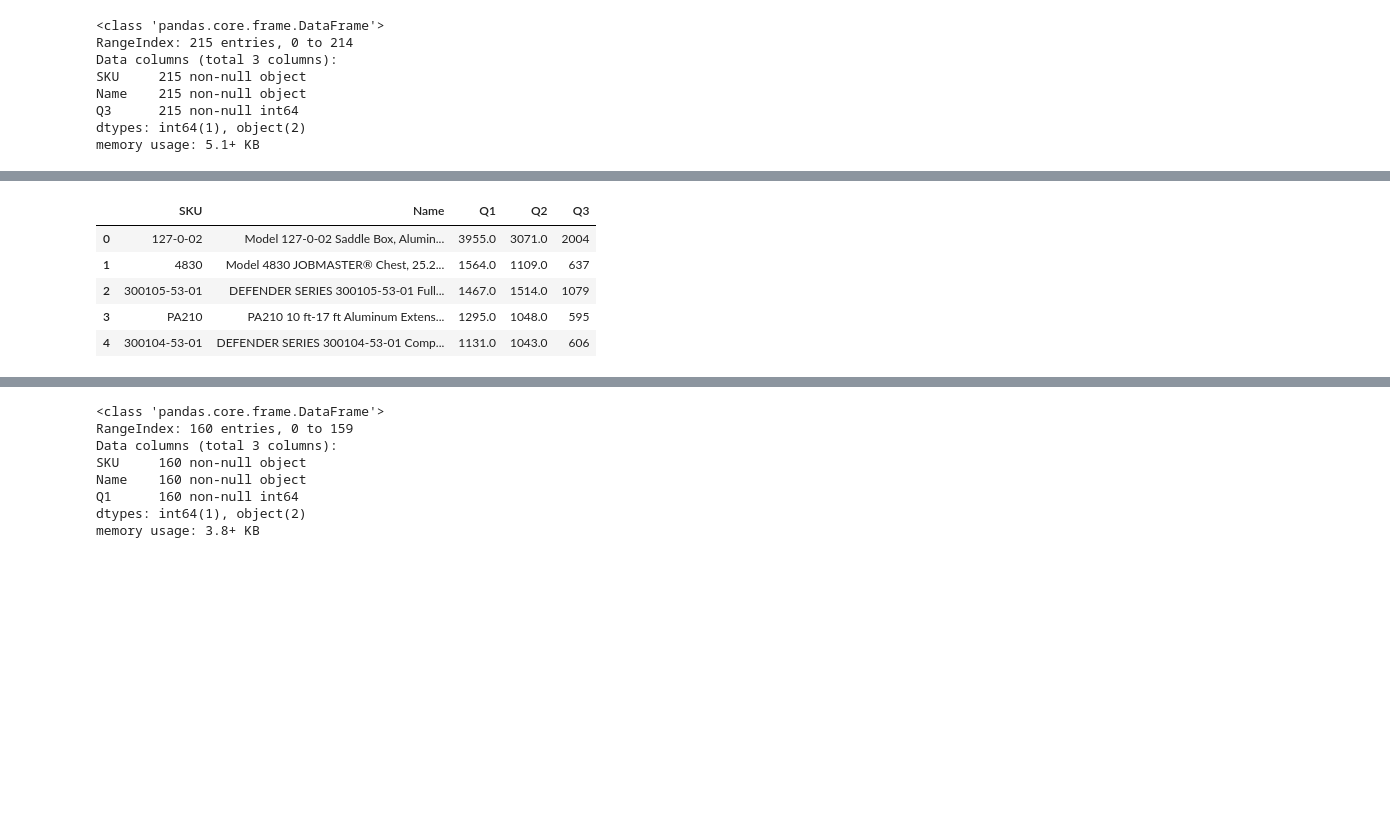
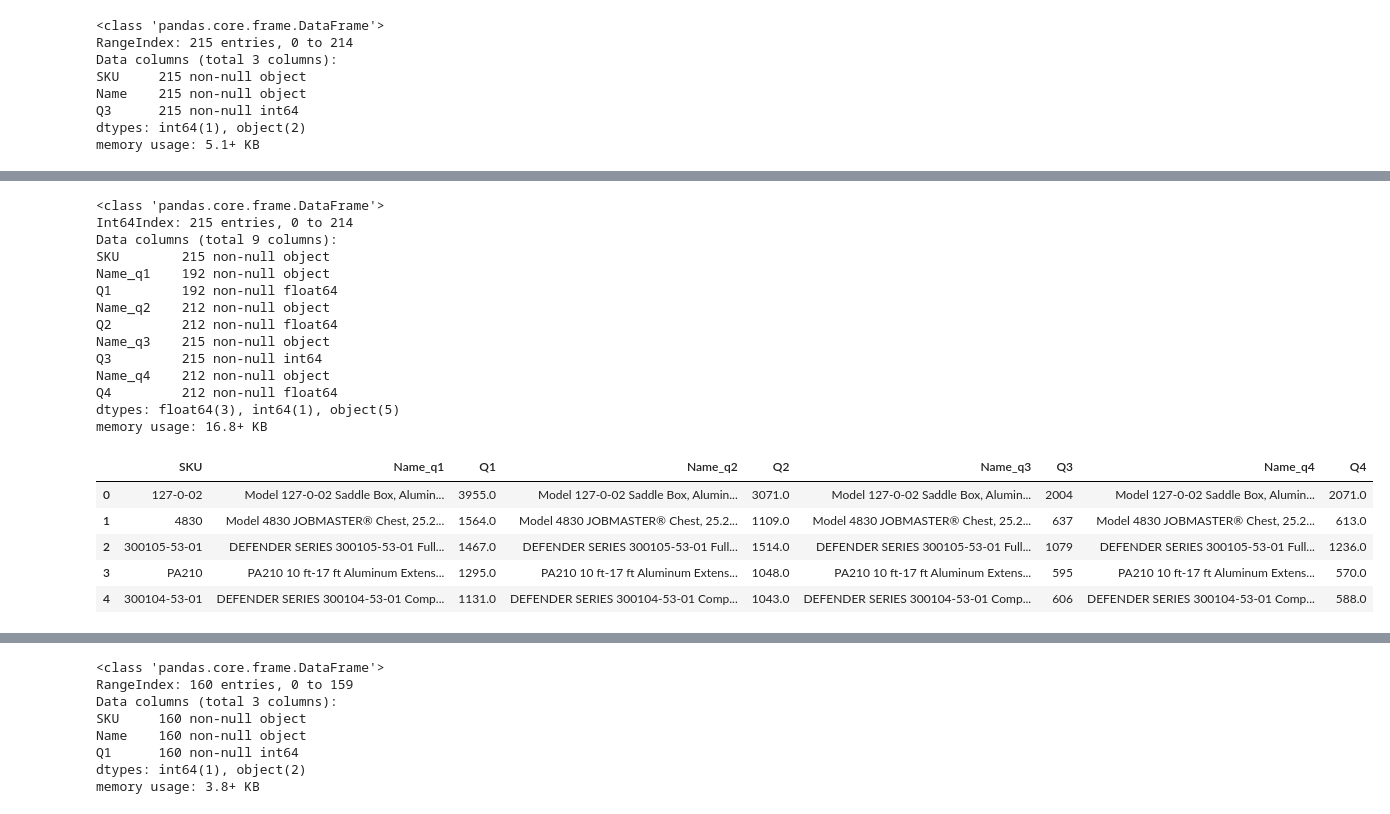
Before and after one commit to moscowjh/CLC, a Jupyter notebook: CityLadder Online Sales - Exploratory Notebooks.ipynb, the cells around one changed output, grey strips where cells are left out. Saved outputs shown, nothing was run; the diff lists cells and outputs as text; code cells hidden in the pictures; blank space fills up the shorter version.

Commit message:
Updated files with Q4 data.

```diff
--- a/CityLadder Online Sales - Exploratory Notebooks.ipynb
+++ b/CityLadder Online Sales - Exploratory Notebooks.ipynb
@@ -97,3 +125,7 @@ Name    215 non-null object
 Q3      215 non-null int64
 dtypes: int64(1), object(2)
 memory usage: 5.1+ KB
+# %%
+# read in file of impressions by product for Q4 2017
+q4_impressions = pd.read_csv('Q4_impressions.csv')
+q4_impressions.head()
@@ -100,11 +173,27 @@ memory usage: 5.1+ KB
 # %%
-df = pd.merge(pd.merge(q1_impressions,q2_impressions,on='SKU', how='right'),q3_impressions,on='SKU', how='right')
-impressions_merged = df[['SKU','Name', 'Q1', 'Q2', 'Q3']]
-impressions_merged.head()
+# Merge the quarterly impressions data into a single dataframe
+df = pd.merge(pd.merge(pd.merge(q1_impressions,q2_impressions,on='SKU',how='right',suffixes=('_q1', '_q2')),\
+              q3_impressions,on='SKU',how='right',suffixes=('_q12', '_q3')),q4_impressions,on='SKU',how='left',suffixes=('_q3', '_q4'))
+df.info()
+df.head()
 # %% [output]
+<class 'pandas.core.frame.DataFrame'>
+Int64Index: 215 entries, 0 to 214
+Data columns (total 9 columns):
+SKU        215 non-null object
+Name_q1    192 non-null object
+Q1         192 non-null float64
+Name_q2    212 non-null object
+Q2         212 non-null float64
+Name_q3    215 non-null object
+Q3         215 non-null int64
+Name_q4    212 non-null object
+Q4         212 non-null float64
+dtypes: float64(3), int64(1), object(5)
+memory usage: 16.8+ KB
-|  | SKU | Name | Q1 | Q2 | Q3 |
-| 0 | 127-0-02 | Model 127-0-02 Saddle Box, Alumin... | 3955.0 | 3071.0 | 2004 |
-| 1 | 4830 | Model 4830 JOBMASTER® Chest, 25.2... | 1564.0 | 1109.0 | 637 |
-| 2 | 300105-53-01 | DEFENDER SERIES 300105-53-01 Full... | 1467.0 | 1514.0 | 1079 |
-| 3 | PA210 | PA210 10 ft-17 ft Aluminum Extens... | 1295.0 | 1048.0 | 595 |
-| 4 | 300104-53-01 | DEFENDER SERIES 300104-53-01 Comp... | 1131.0 | 1043.0 | 606 |
+|  | SKU | Name_q1 | Q1 | Name_q2 | Q2 | Name_q3 | Q3 | Name_q4 | Q4 |
+| 0 | 127-0-02 | Model 127-0-02 Saddle Box, Alumin... | 3955.0 | Model 127-0-02 Saddle Box, Alumin... | 3071.0 | Model 127-0-02 Saddle Box, Alumin... | 2004 | Model 127-0-02 Saddle Box, Alumin... | 2071.0 |
+| 1 | 4830 | Model 4830 JOBMASTER® Chest, 25.2... | 1564.0 | Model 4830 JOBMASTER® Chest, 25.2... | 1109.0 | Model 4830 JOBMASTER® Chest, 25.2... | 637 | Model 4830 JOBMASTER® Chest, 25.2... | 613.0 |
+| 2 | 300105-53-01 | DEFENDER SERIES 300105-53-01 Full... | 1467.0 | DEFENDER SERIES 300105-53-01 Full... | 1514.0 | DEFENDER SERIES 300105-53-01 Full... | 1079 | DEFENDER SERIES 300105-53-01 Full... | 1236.0 |
+| 3 | PA210 | PA210 10 ft-17 ft Aluminum Extens... | 1295.0 | PA210 10 ft-17 ft Aluminum Extens... | 1048.0 | PA210 10 ft-17 ft Aluminum Extens... | 595 | PA210 10 ft-17 ft Aluminum Extens... | 570.0 |
+| 4 | 300104-53-01 | DEFENDER SERIES 300104-53-01 Comp... | 1131.0 | DEFENDER SERIES 300104-53-01 Comp... | 1043.0 | DEFENDER SERIES 300104-53-01 Comp... | 606 | DEFENDER SERIES 300104-53-01 Comp... | 588.0 |
```
Also changed, not shown: parts of 29 cells of this notebook, 3 other files.
